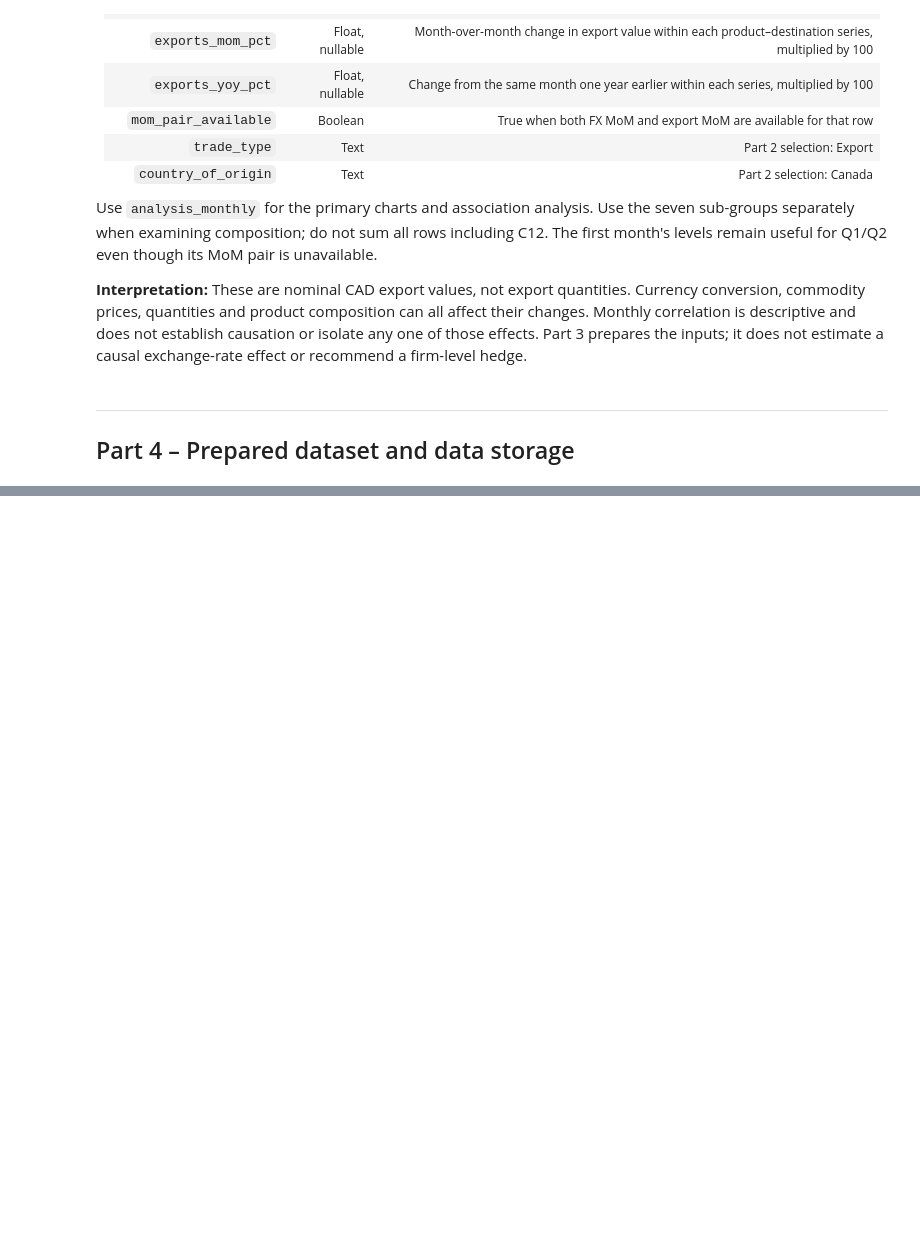
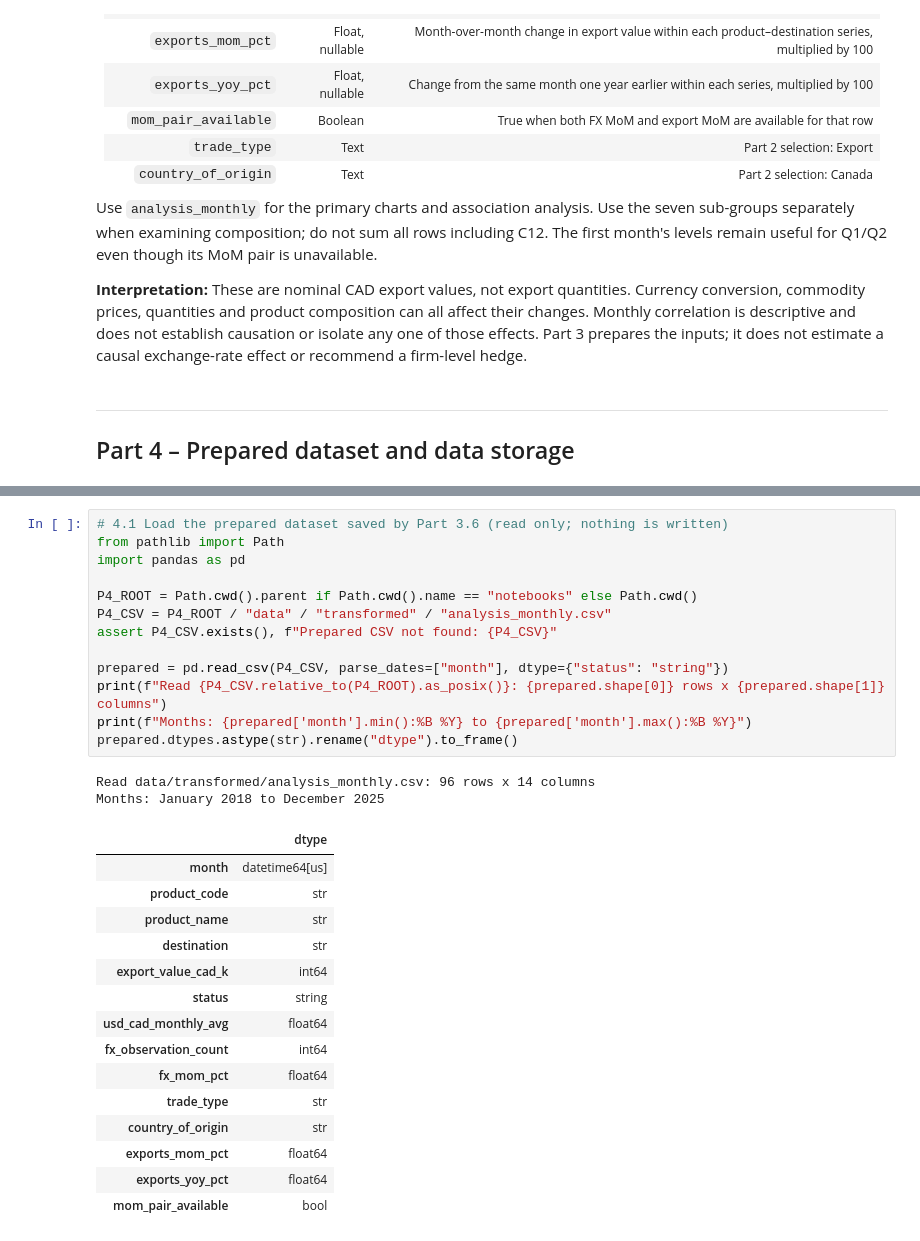
Before and after one commit to Lingliliee/Milestone-2, a Jupyter notebook: notebooks/milestone2_pipeline.ipynb, the cells around one changed output, grey strips where cells are left out. Saved outputs shown, nothing was run; the diff lists cells and outputs as text; blank space fills up the shorter version.

```diff
--- a/notebooks/milestone2_pipeline.ipynb
+++ b/notebooks/milestone2_pipeline.ipynb
@@ -755,0 +766,31 @@ exchange-rate effect or recommend a firm-level hedge.
+# %%
+# 4.1 Load the prepared dataset saved by Part 3.6 (read only; nothing is written)
+from pathlib import Path
+import pandas as pd
+
+P4_ROOT = Path.cwd().parent if Path.cwd().name == "notebooks" else Path.cwd()
+P4_CSV = P4_ROOT / "data" / "transformed" / "analysis_monthly.csv"
+assert P4_CSV.exists(), f"Prepared CSV not found: {P4_CSV}"
+
+prepared = pd.read_csv(P4_CSV, parse_dates=["month"], dtype={"status": "string"})
+print(f"Read {P4_CSV.relative_to(P4_ROOT).as_posix()}: {prepared.shape[0]} rows x {prepared.shape[1]} columns")
+print(f"Months: {prepared['month'].min():%B %Y} to {prepared['month'].max():%B %Y}")
+prepared.dtypes.astype(str).rename("dtype").to_frame()
+# %% [output]
+Read data/transformed/analysis_monthly.csv: 96 rows x 14 columns
+Months: January 2018 to December 2025
+|  | dtype |
+| month | datetime64[us] |
+| product_code | str |
+| product_name | str |
+| destination | str |
+| export_value_cad_k | int64 |
+| status | string |
+| usd_cad_monthly_avg | float64 |
+| fx_observation_count | int64 |
+| fx_mom_pct | float64 |
+| trade_type | str |
+| country_of_origin | str |
+| exports_mom_pct | float64 |
+| exports_yoy_pct | float64 |
+| mom_pair_available | bool |
```
Also changed, not shown: parts of 8 cells of this notebook, 4 other files.
